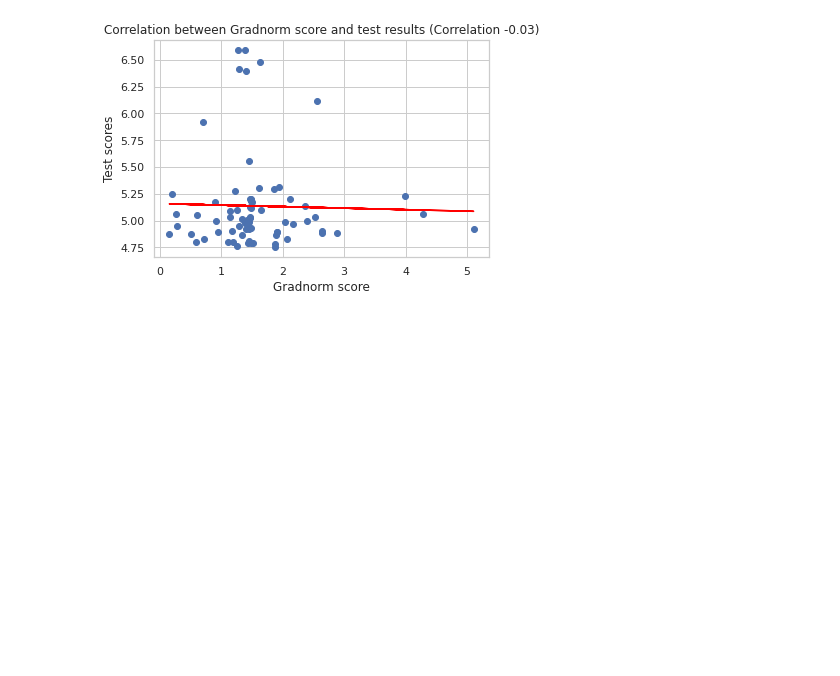
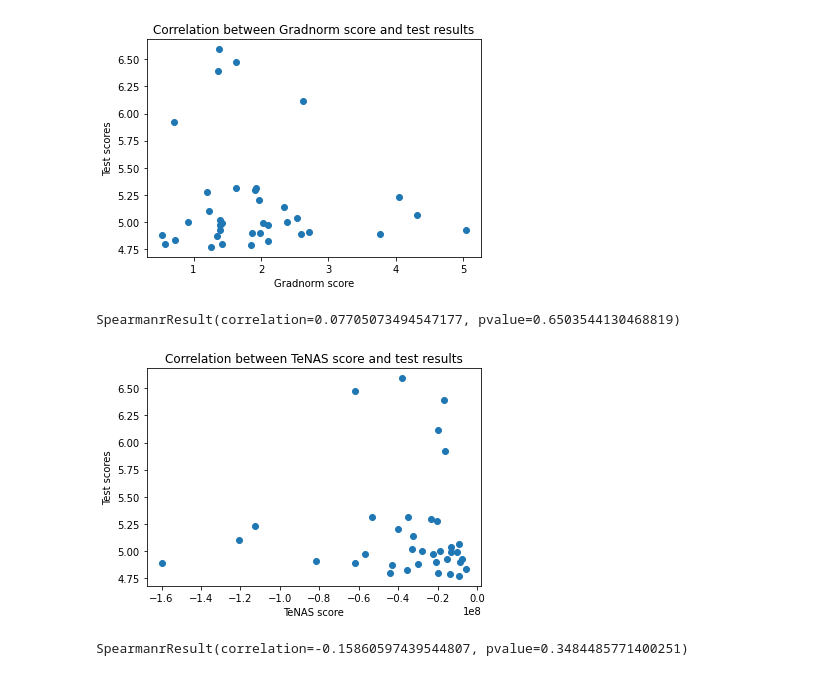
Before and after one commit to anvilarth/nas-rnn, a Jupyter notebook: experiments.ipynb, the cells around one changed output. Saved outputs shown, nothing was run; the diff lists cells and outputs as text; code cells hidden in the pictures; blank space fills up the shorter version.

```diff
--- a/experiments.ipynb
+++ b/experiments.ipynb
@@ -27,6 +26,7 @@ for log_name in my_logs[:100]:
 # %%
 zenas = np.array(scores['zenas'])
 gradnorm = np.array(scores['gradnorm'])
+tenas = np.array(scores['tenas'])
 test = np.array(test_scores)
 # %%
 zenas_ids = np.where(zenas > 0)[0]
@@ -54,12 +49,25 @@ plt.show()
 # %%
 plt.scatter(gradnorm_filtered, test_filtered)
-a2, b2 = np.polyfit(gradnorm_filtered, test_filtered, 1)
-correlation_2 = stats.pearsonr(gradnorm_filtered, test_filtered)[0]
-plt.title(f"Correlation between Gradnorm score and test results (Correlation {round(correlation_2, 2)})")
-plt.plot(gradnorm_filtered, a2*gradnorm_filtered+b2, color='red')
+
+plt.title("Correlation between Gradnorm score and test results")
 plt.ylabel("Test scores")
 plt.xlabel("Gradnorm score")
-plt.savefig("Gradnorm.png", dpi=300)
 plt.show()
 # %% [output]
-[figure, old version]
+[figure, new version]
+# %%
+spearmanr(gradnorm_filtered, test_filtered)
+# %% [output]
+SpearmanrResult(correlation=0.07705073494547177, pvalue=0.6503544130468819)
+# %%
+plt.scatter(tenas_filtered, test_filtered)
+plt.title("Correlation between TeNAS score and test results")
+plt.ylabel("Test scores")
+plt.xlabel("TeNAS score")
+plt.show()
+# %% [output]
+[figure, added]
+# %%
+spearmanr(tenas_filtered, test_filtered)
+# %% [output]
+SpearmanrResult(correlation=-0.15860597439544807, pvalue=0.3484485771400251)
```
Also changed, not shown: parts of 6 cells of this notebook.
